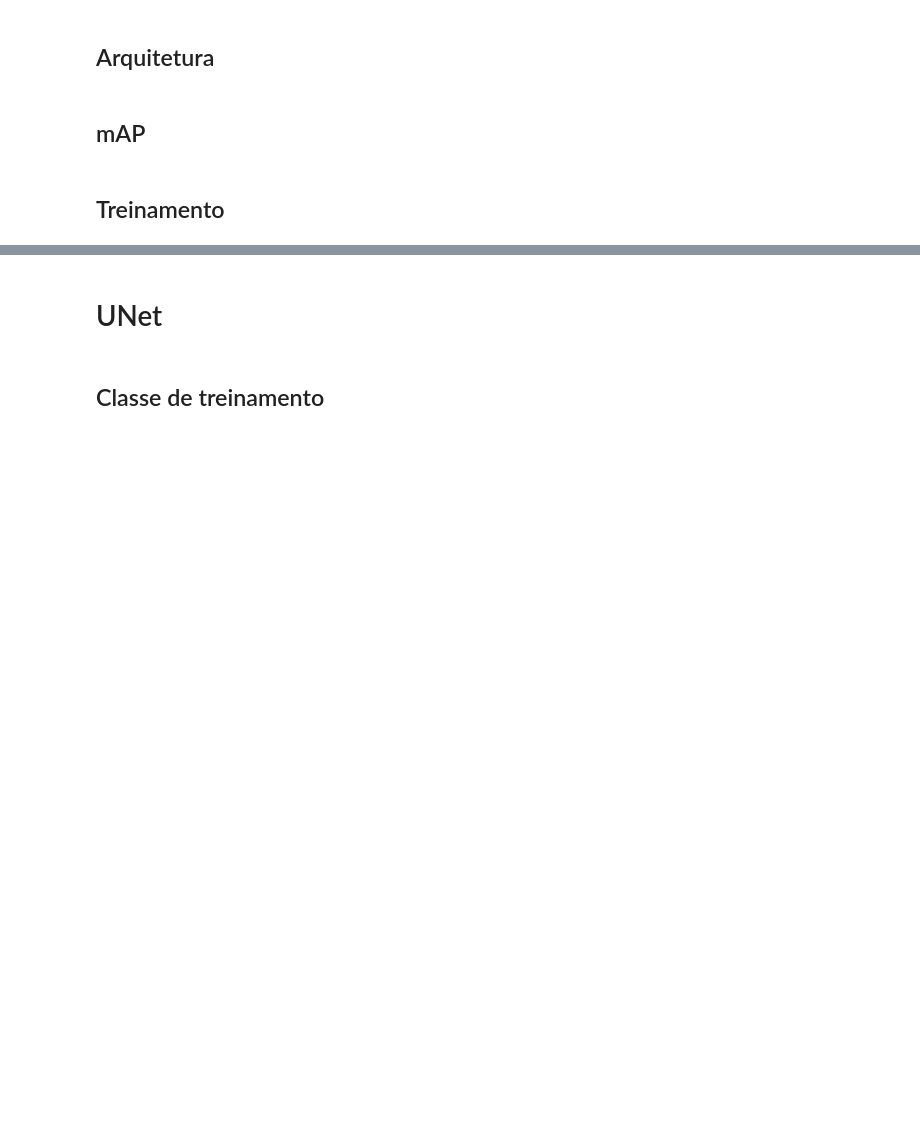
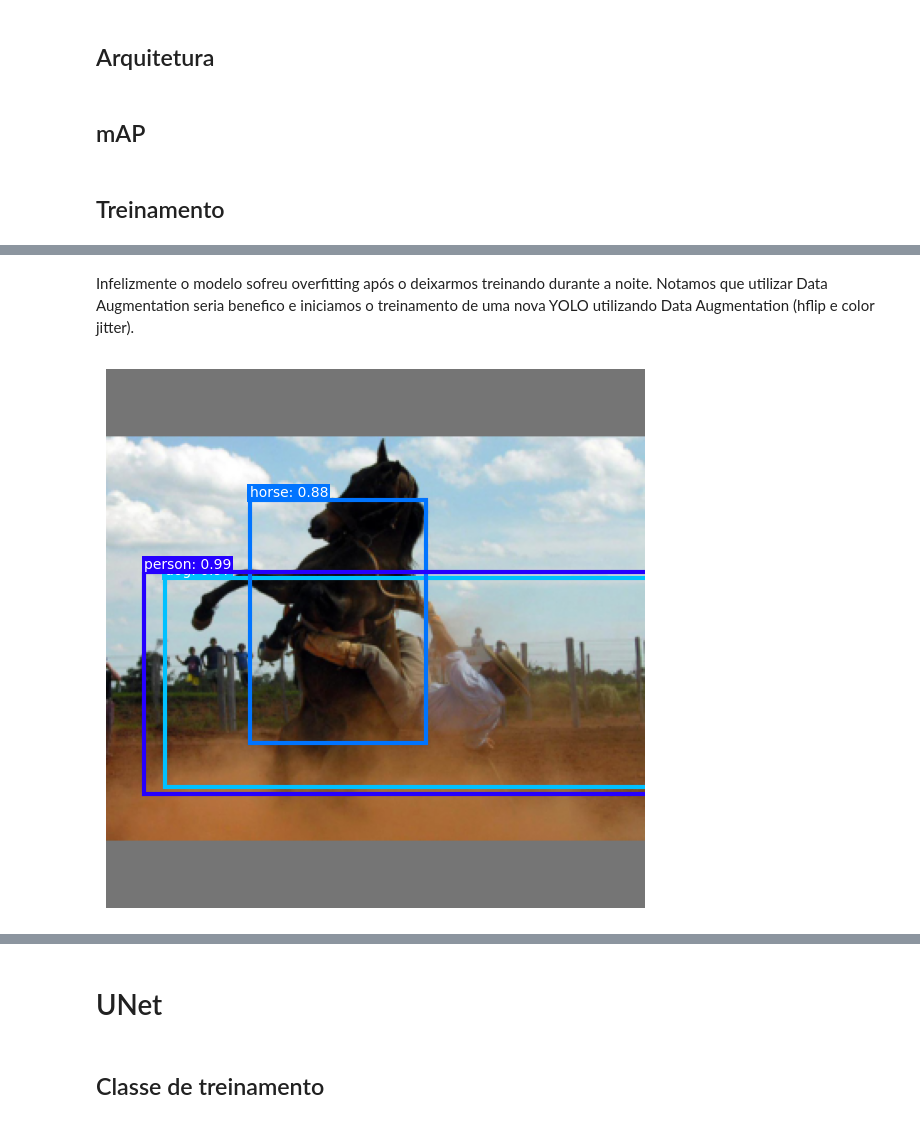
Before and after one commit to pedrotokar/deeplearning-assignments, a Jupyter notebook: Assignment 2/Deep Learning Assignment 2.ipynb, the cells around one changed output, grey strips where cells are left out. Drawn from its saved outputs; the diff is of its cells as text; code cells hidden in the pictures; blank space fills up the shorter version.

```diff
--- a/Assignment 2/Deep Learning Assignment 2.ipynb
+++ b/Assignment 2/Deep Learning Assignment 2.ipynb
@@ -1502,2 +1507,6 @@ yolo.load_model()
+# %% [markdown]
+Infelizmente o modelo sofreu overfitting após o deixarmos treinando durante a noite. Notamos que utilizar Data Augmentation seria benefico e iniciamos o treinamento de uma nova YOLO utilizando Data Augmentation (hflip e color jitter).
 # %%
-plot_yolo_output(yolo, train_data_y, 9, confidence = 0.8, min_IoU = 0.4)
+plot_yolo_output(yolo, val_data_y, 1, confidence = 0.8, min_IoU = 0.4)
+# %% [output]
+[figure, added]
```
Also changed, not shown: parts of 11 cells of this notebook.
